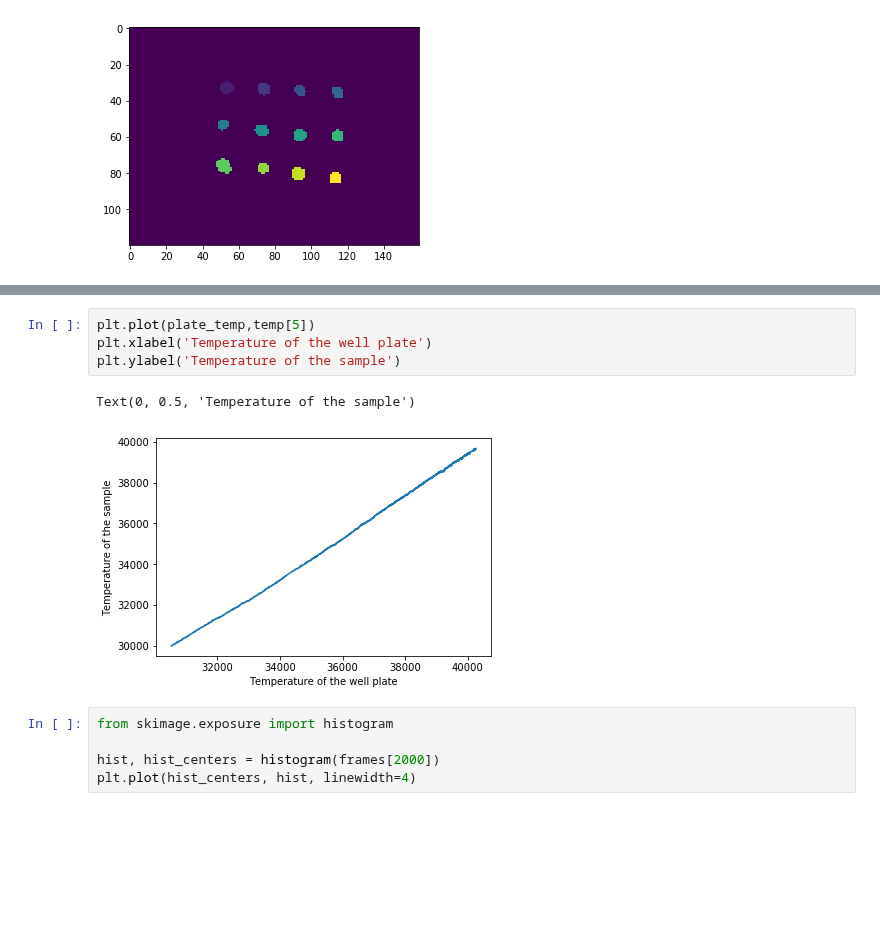
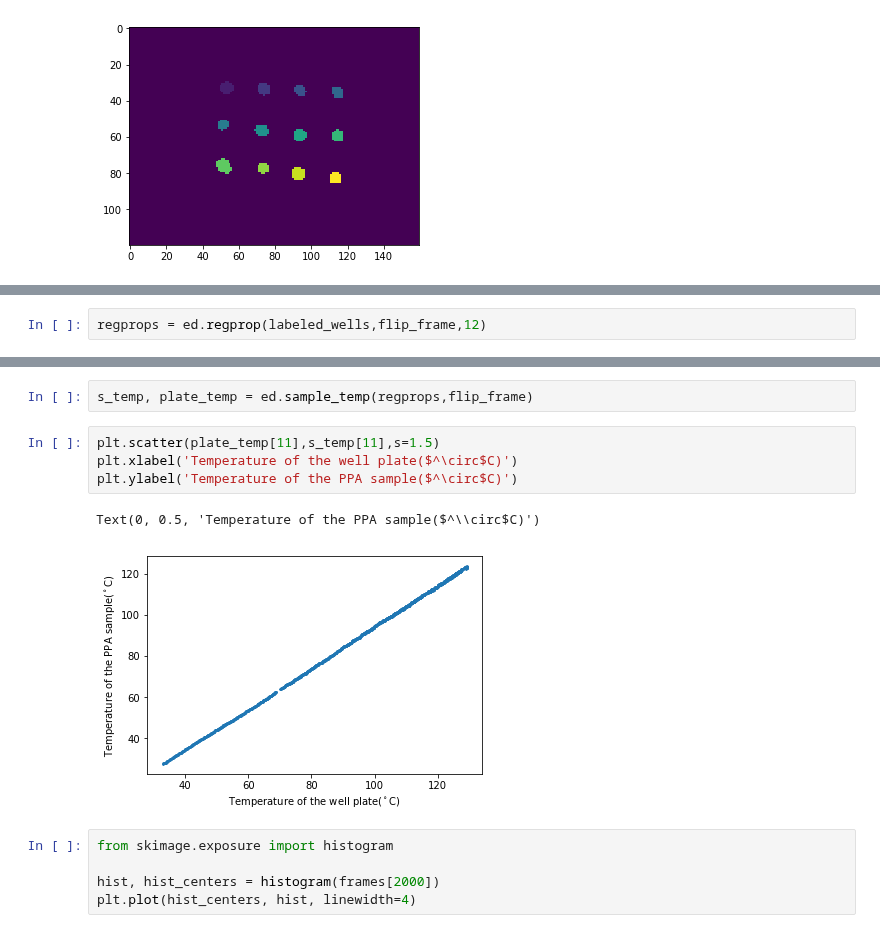
Before and after one commit to jrodguez/musical-robot, a Jupyter notebook: scripts/Flat_Plate_6_11_19.ipynb, the cells around one changed output, grey strips where cells are left out. Drawn from its saved outputs; the diff is of its cells as text; blank space fills up the shorter version.

```diff
--- a/scripts/Flat_Plate_6_11_19.ipynb
+++ b/scripts/Flat_Plate_6_11_19.ipynb
@@ -136,0 +76,2 @@ len(plate_temp)
+# %%
+regprops = ed.regprop(labeled_wells,flip_frame,12)
@@ -137,10 +94,12 @@ len(plate_temp)
+# %%
+s_temp, plate_temp = ed.sample_temp(regprops,flip_frame)
 # %%
-plt.plot(plate_temp,temp[5])
-plt.xlabel('Temperature of the well plate')
-plt.ylabel('Temperature of the sample')
+plt.scatter(plate_temp[11],s_temp[11],s=1.5)
+plt.xlabel('Temperature of the well plate($^\circ$C)')
+plt.ylabel('Temperature of the PPA sample($^\circ$C)')
 # %% [output]
-Text(0, 0.5, 'Temperature of the sample')
+Text(0, 0.5, 'Temperature of the PPA sample($^\\circ$C)')
-[figure, old version]
+[figure, new version]
 # %%
 from skimage.exposure import histogram
 
```
Also changed, not shown: parts of 12 cells of this notebook, 5 other files.
